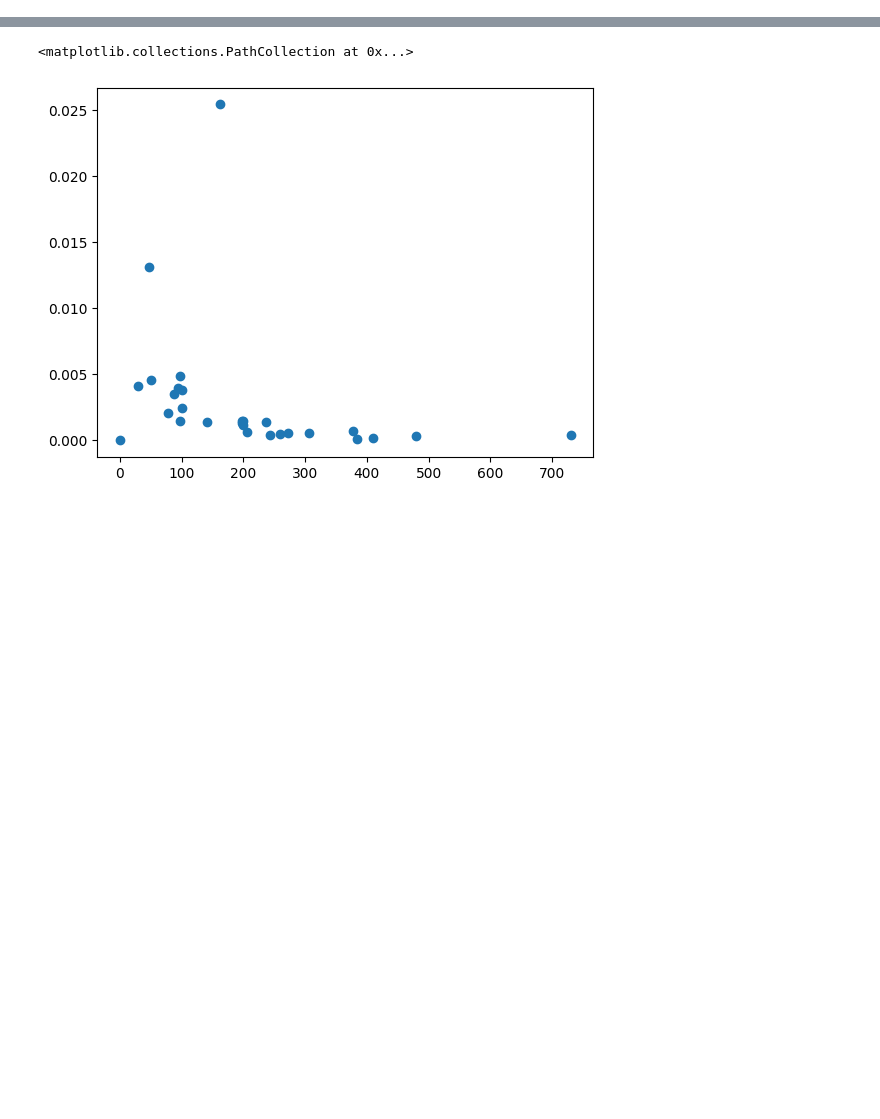
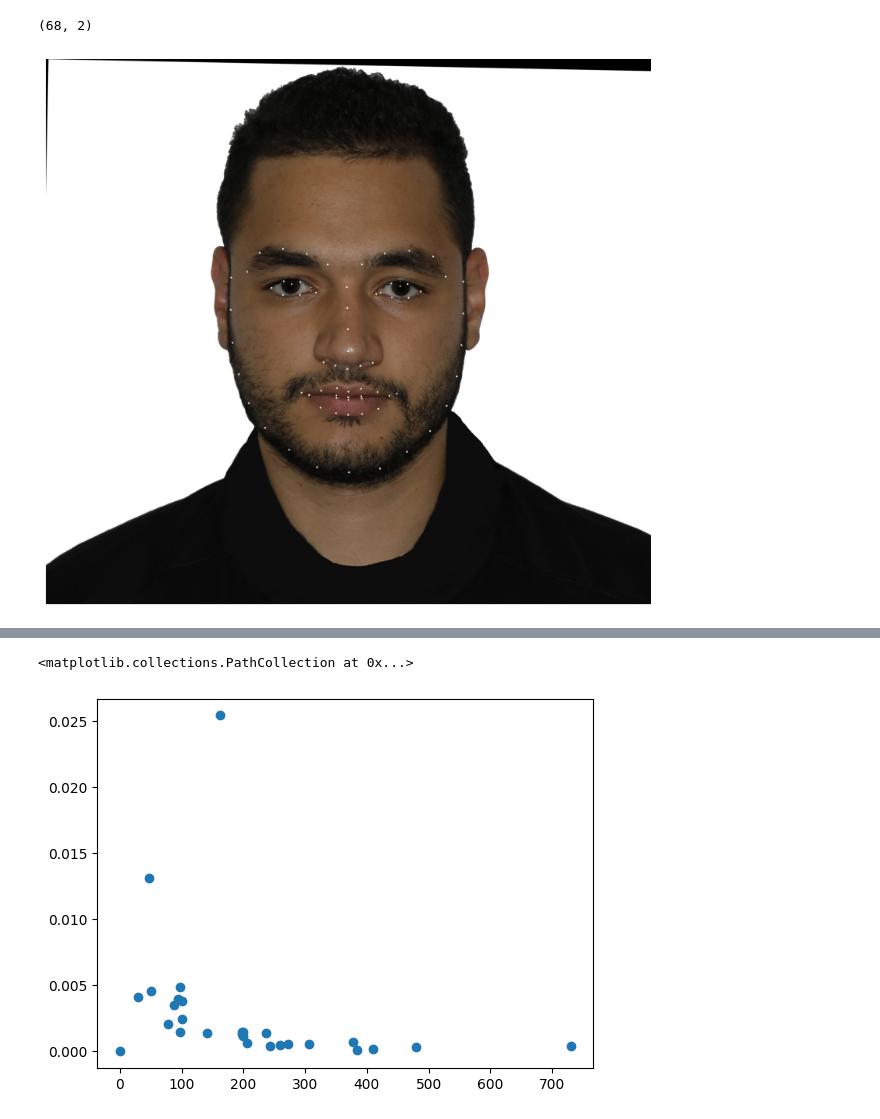
Before and after one commit to JaroslavTrnka1/facelandmarks, a Jupyter notebook: test.ipynb, the cells around one changed output, grey strips where cells are left out. Saved outputs shown, nothing was run; the diff lists cells and outputs as text; code cells hidden in the pictures; blank space fills up the shorter version.

```diff
--- a/test.ipynb
+++ b/test.ipynb
@@ -26,4 +26,16 @@ from glob import glob
 # %%
 groups_results = pd.read_json('training_results_means.json', orient='index')
 groups_results.columns = ['result']
+# %%
+groups = get_sample_groups()
+img_path = groups[0] + '\\' + 'Front1.jpg'
+image = cv2.imread(img_path)
+image = cv2.cvtColor(image, cv2.COLOR_BGR2RGB)
+
+landmarks = LBF_model(image)
+print(landmarks.shape)
+display_landmarks(landmarks, image, origin='upper_left')
+# %% [output]
+(68, 2)
+[figure, added]
 # %%
```
Also changed, not shown: parts of 8 cells of this notebook, 8 other files.
